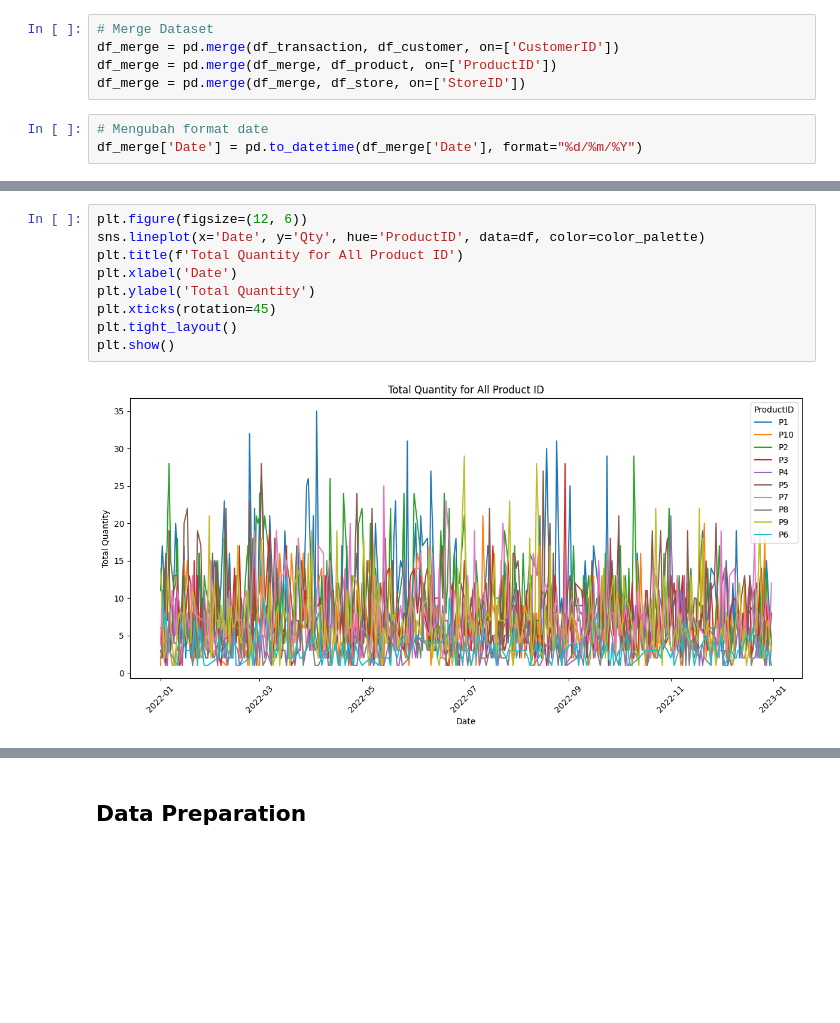
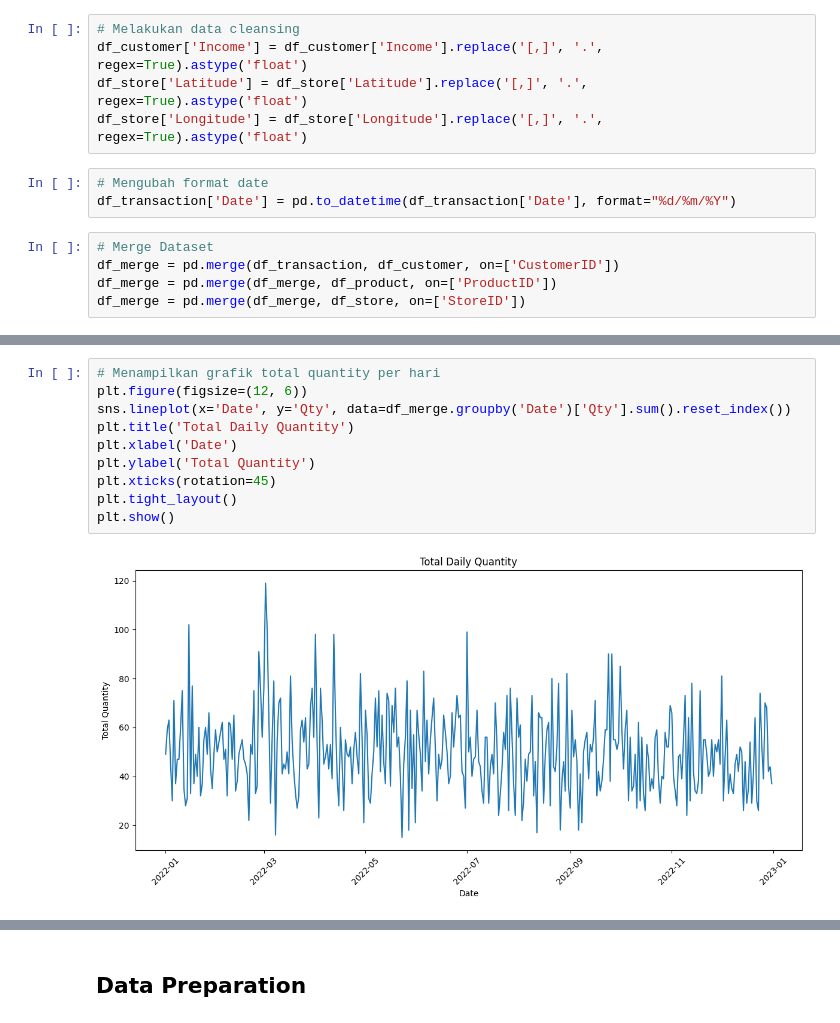
Before and after one commit to AcilRestu12/kalbe-sales-insight, a Jupyter notebook: Sales Patterns Prediction.ipynb, the cells around one changed output, grey strips where cells are left out. Drawn from its saved outputs; the diff is of its cells as text; blank space fills up the shorter version.

Commit message:
fix group data for regression

```diff
--- a/Sales Patterns Prediction.ipynb
+++ b/Sales Patterns Prediction.ipynb
@@ -20,11 +61,16 @@ df_transaction = pd.read_csv('dataset/transaction.csv', delimiter=';')
+# %%
+# Melakukan data cleansing
+df_customer['Income'] = df_customer['Income'].replace('[,]', '.', regex=True).astype('float')
+df_store['Latitude'] = df_store['Latitude'].replace('[,]', '.', regex=True).astype('float')
+df_store['Longitude'] = df_store['Longitude'].replace('[,]', '.', regex=True).astype('float')
+# %%
+# Mengubah format date
+df_transaction['Date'] = pd.to_datetime(df_transaction['Date'], format="%d/%m/%Y")
 # %%
 # Merge Dataset
 df_merge = pd.merge(df_transaction, df_customer, on=['CustomerID'])
 df_merge = pd.merge(df_merge, df_product, on=['ProductID'])
 df_merge = pd.merge(df_merge, df_store, on=['StoreID'])
-# %%
-# Mengubah format date
-df_merge['Date'] = pd.to_datetime(df_merge['Date'], format="%d/%m/%Y")
 # %%
 # Menampilkan informasi attribut
 df_merge.info()
@@ -73,11 +153,12 @@ color_palette = sns.color_palette('husl', num_product_ids)
 # %%
+# Menampilkan grafik total quantity per hari
 plt.figure(figsize=(12, 6))
-sns.lineplot(x='Date', y='Qty', hue='ProductID', data=df, color=color_palette)
-plt.title(f'Total Quantity for All Product ID')
+sns.lineplot(x='Date', y='Qty', data=df_merge.groupby('Date')['Qty'].sum().reset_index())
+plt.title('Total Daily Quantity')
 plt.xlabel('Date')
 plt.ylabel('Total Quantity')
 plt.xticks(rotation=45)
 plt.tight_layout()
 plt.show()
 # %% [output]
-[figure, old version]
+[figure, new version]
```
Also changed, not shown: parts of 38 cells of this notebook.
